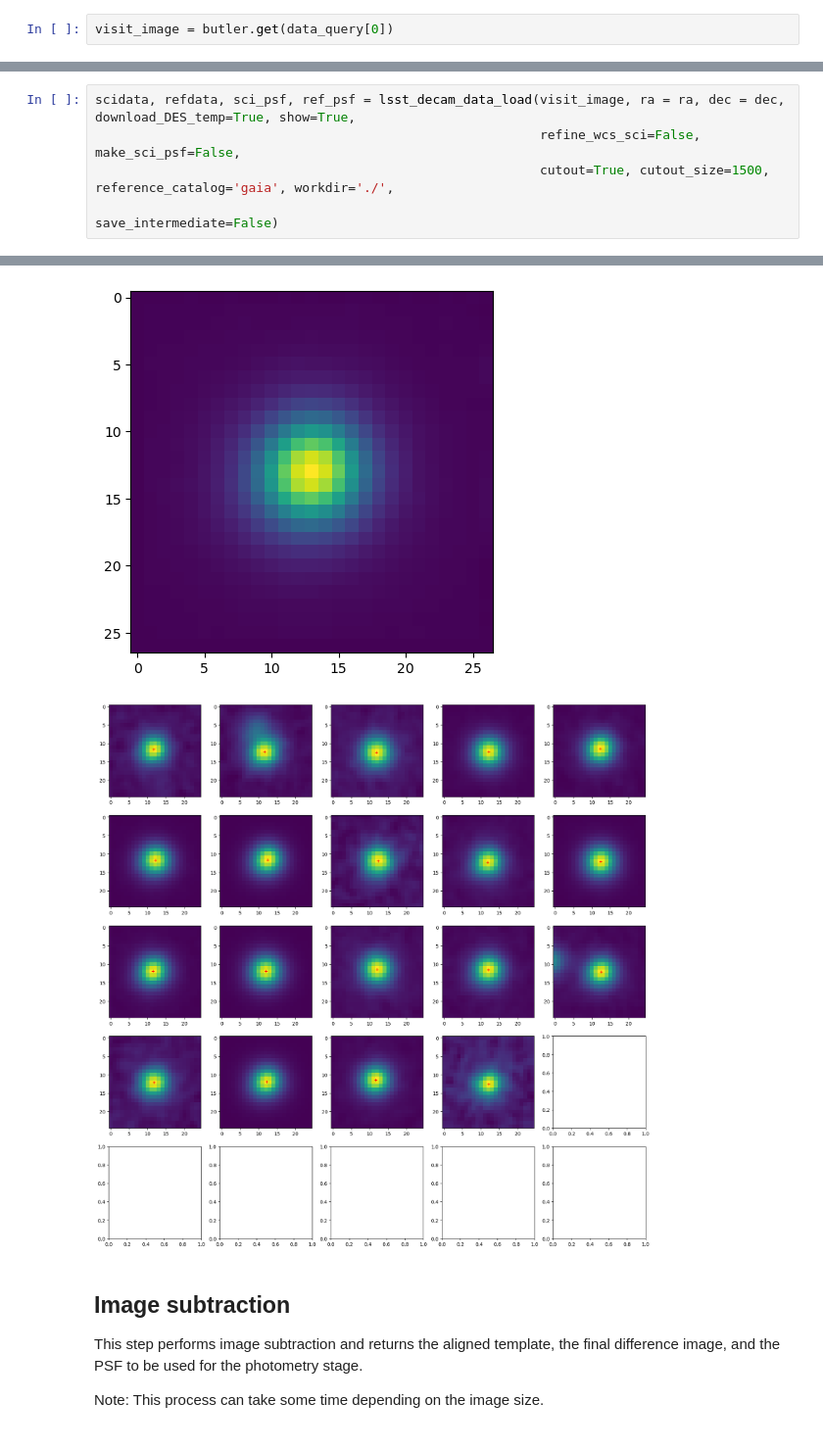
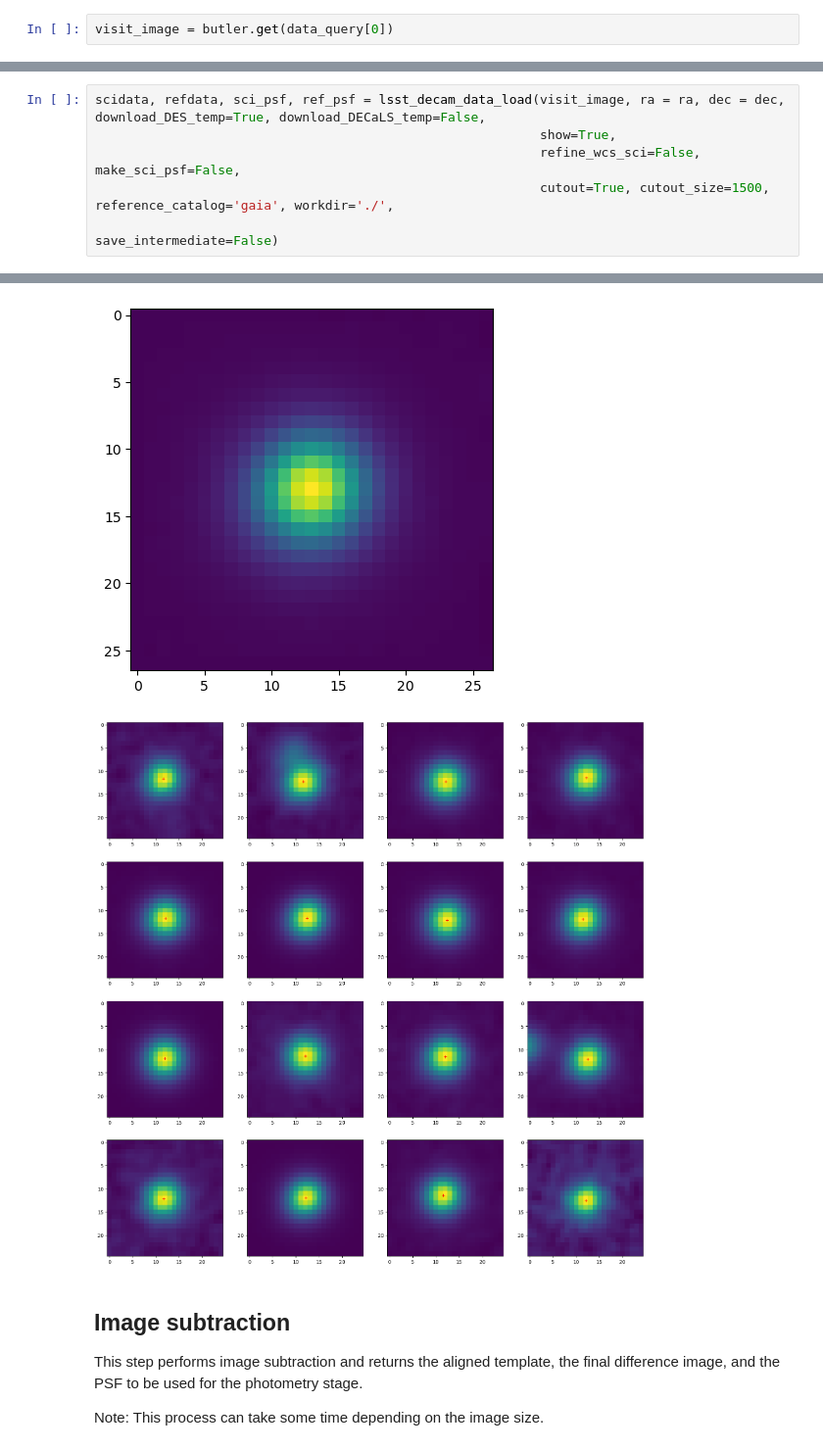
Before and after one commit to yizedong/SLIDE, a Jupyter notebook: example.ipynb, the cells around one changed output, grey strips where cells are left out. Shown at 98% size. Cells and saved outputs as stored; diff of their text form.

```diff
--- a/example.ipynb
+++ b/example.ipynb
@@ -47,5 +50,6 @@ This step will download the templates from DES-DR2, generate PSFs for the images
 # %%
-scidata, refdata, sci_psf, ref_psf = lsst_decam_data_load(visit_image, ra = ra, dec = dec, download_DES_temp=True, show=True,
+scidata, refdata, sci_psf, ref_psf = lsst_decam_data_load(visit_image, ra = ra, dec = dec, download_DES_temp=True, download_DECaLS_temp=False,
+                                                          show=True,
                                                           refine_wcs_sci=False, make_sci_psf=False,
                                                           cutout=True, cutout_size=1500, reference_catalog='gaia', workdir='./',
                                                                           save_intermediate=False)
@@ -60,8 +64,8 @@ lsst_decam_subtraction INFO: DES template downloaded for RA:58.335054 DEC:-48.75
 lsst_decam_subtraction INFO: align the template with the science image
 lsst_decam_subtraction INFO: Making PSF for the template image
 [figure]
 [figure]
-[figure, old version]
+[figure, new version]
 # %% [markdown]
 ## Image subtraction
 
```
Also changed, not shown: parts of 12 cells of this notebook.
